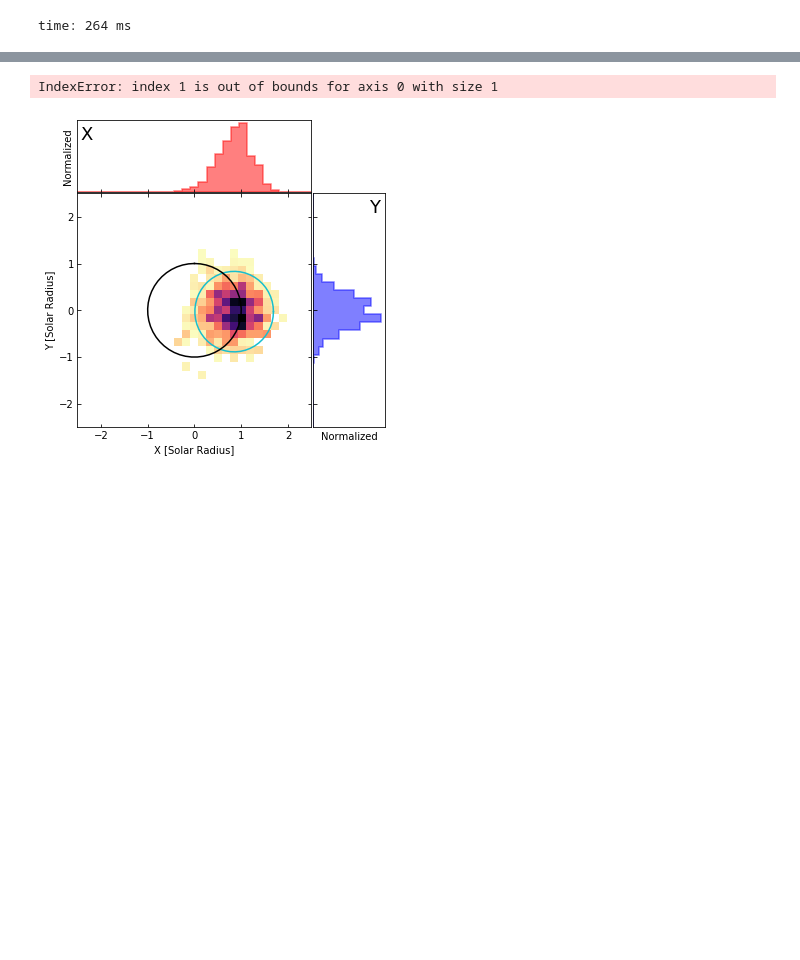
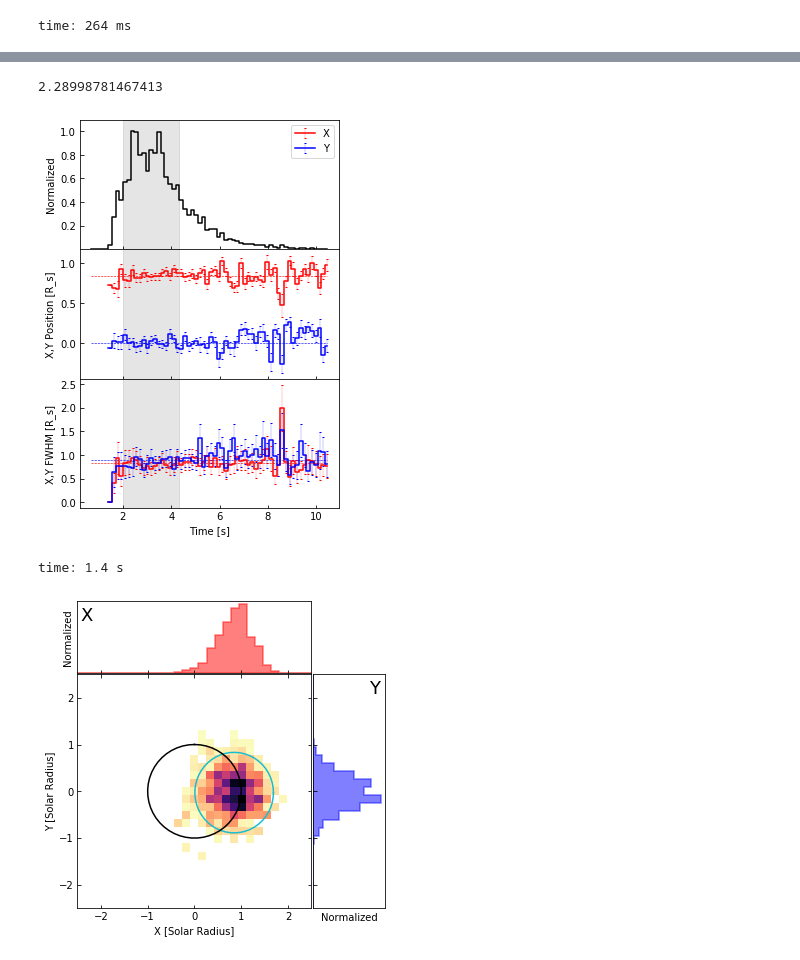
Before and after one commit to peijin94/SunRay, a Jupyter notebook: ray_scat_test.ipynb, the cells around one changed output, grey strips where cells are left out. Drawn from its saved outputs; the diff is of its cells as text; code cells hidden in the pictures; blank space fills up the shorter version.

```diff
--- a/ray_scat_test.ipynb
+++ b/ray_scat_test.ipynb
@@ -165,8 +169,10 @@ time: 1.1 s
 # %%
 from sunRay.showPlot import XYVariationPlot
-XYVariationPlot(x_im_stat,y_im_stat,t_free_stat,weights_stat,t_step = 0.15)
+XYVariationPlot(x_im_stat,y_im_stat,t_reach_stat,weights_stat,t_step = 0.15)
 # %% [output]
-IndexError: index 1 is out of bounds for axis 0 with size 1
+2.28998781467413
+[figure, added]
+time: 1.4 s
 # %%
 
 
```
Also changed, not shown: parts of 2 cells of this notebook, 2 other files.
